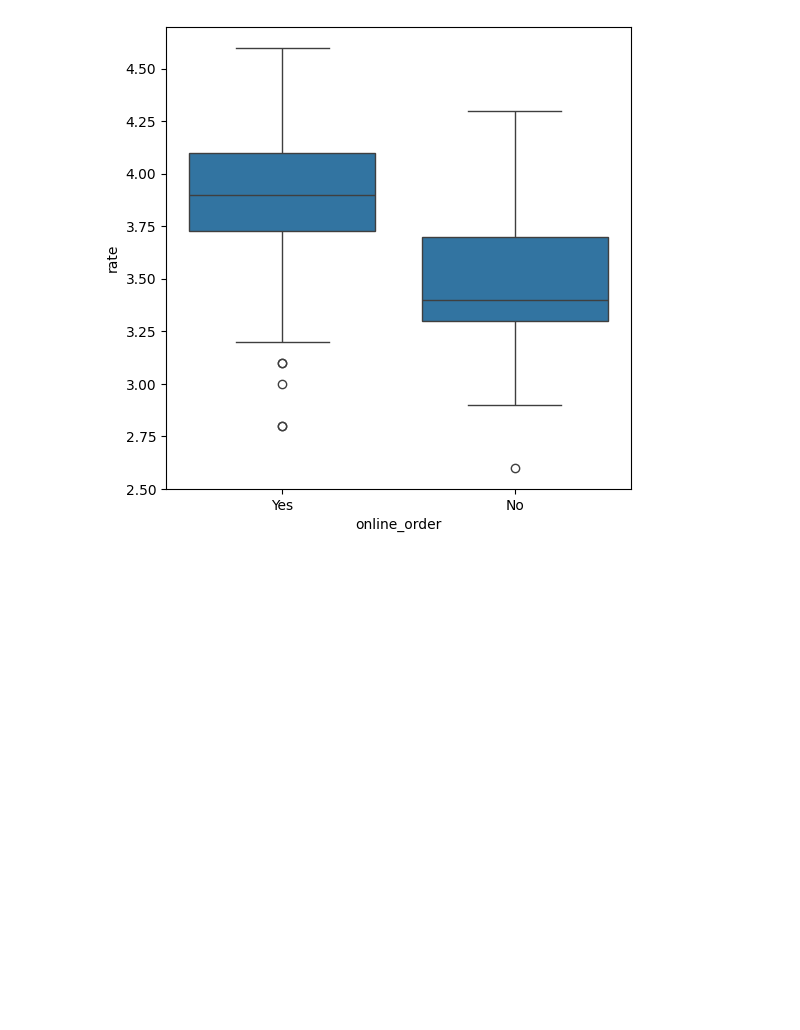
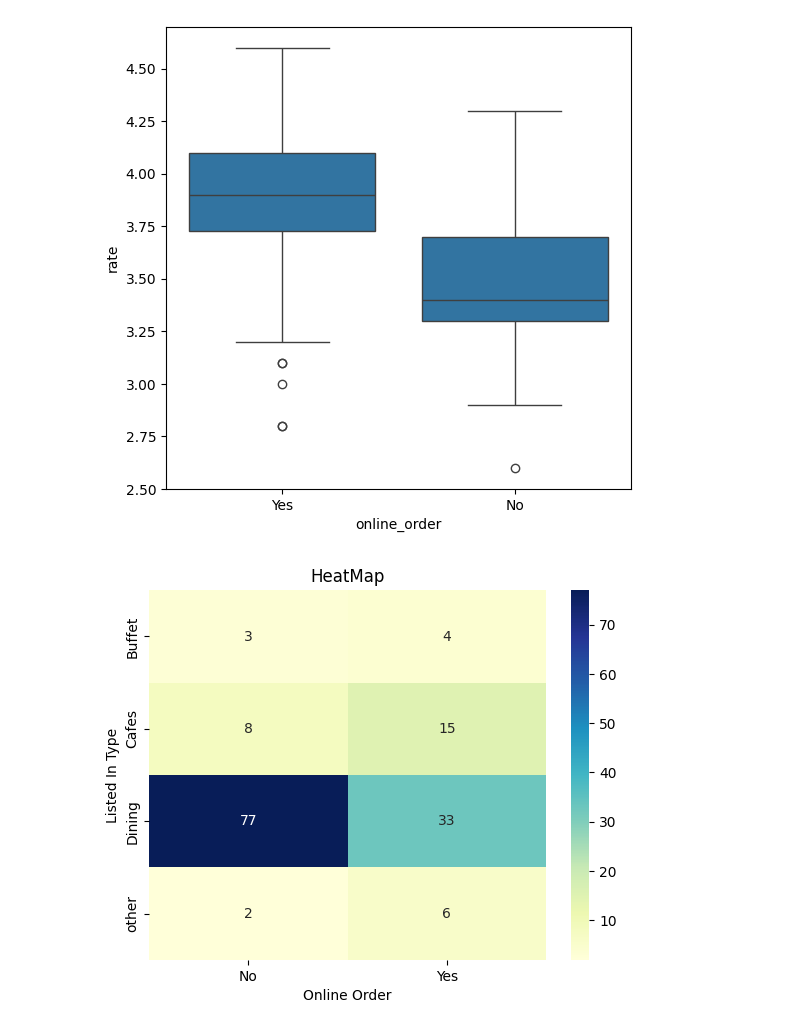
Before and after one commit to gyr0byte/Enrichment-Class--AI-ML-, a Jupyter notebook: Week_02/4_working_with_real_dataset.ipynb, the cells around one changed output. Drawn from its saved outputs; the diff is of its cells as text; code cells hidden in the pictures; blank space fills up the shorter version.

Commit message:
Find the relationship between order mode (online_order) and restaurant type (listed_in(type))

```diff
--- a/Week_02/4_working_with_real_dataset.ipynb
+++ b/Week_02/4_working_with_real_dataset.ipynb
@@ -166,3 +166,15 @@ sns.boxplot(x='online_order',y='rate',data=df)
 # %% [output]
 <Axes: xlabel='online_order', ylabel='rate'>
 [figure]
+# %%
+#Step 10: Order Mode Preferences by Restaurant Type
+#Find the relationship between order mode (online_order) and restaurant type (listed_in(type)).
+
+pivot_table = df.pivot_table(index='listed_in(type)', columns='online_order', aggfunc='size', fill_value=0)
+sns.heatmap(pivot_table, annot=True, fmt='d', cmap='YlGnBu')
+plt.title('HeatMap')
+plt.xlabel("Online Order")
+plt.ylabel("Listed In Type")
+plt.show()
+# %% [output]
+[figure, added]
```
